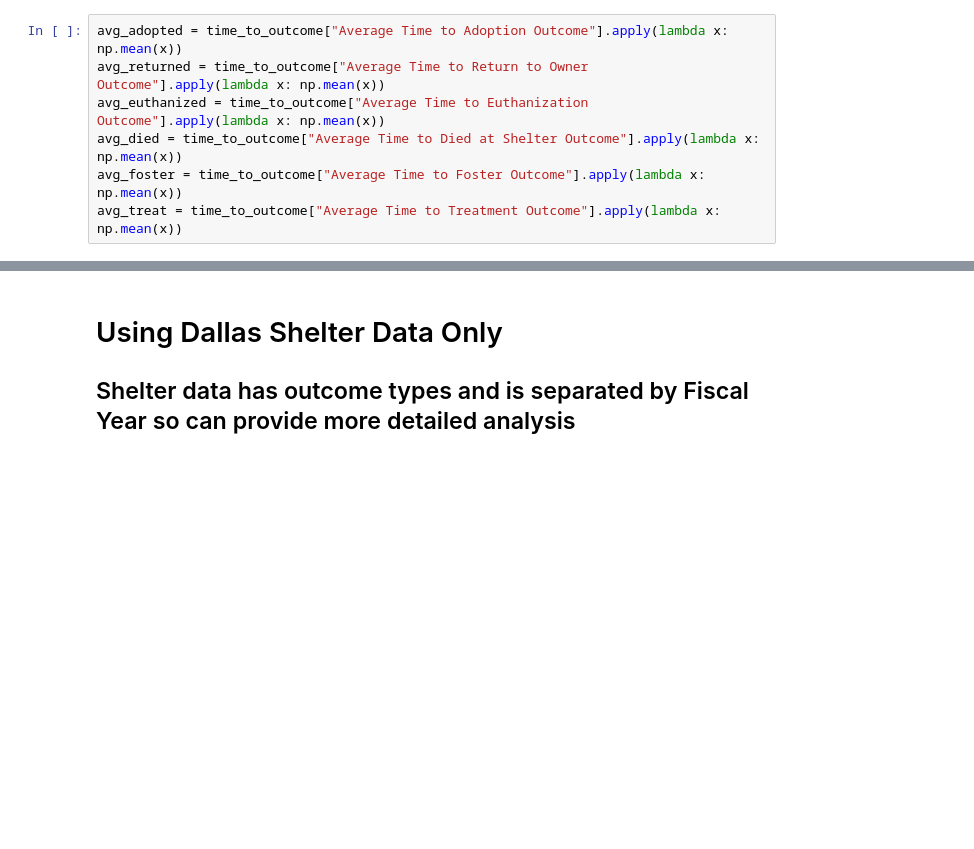
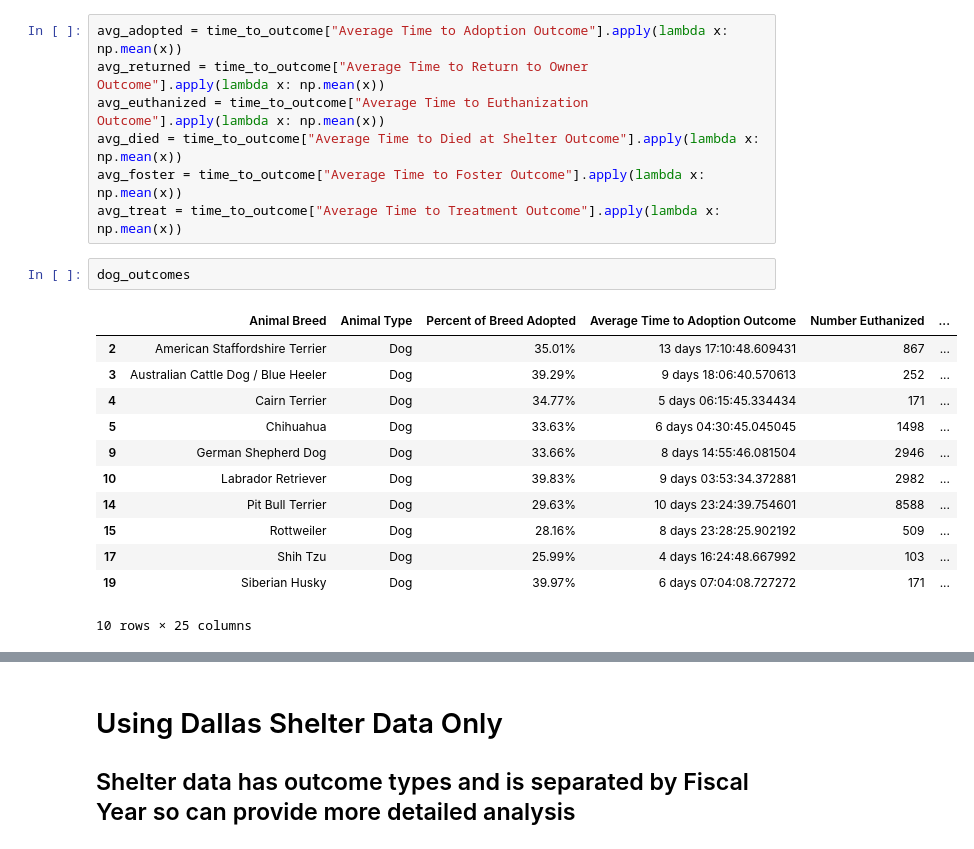
Before and after one commit to jconcha56429/Project1, a Jupyter notebook: TimeAnalysis.ipynb, the cells around one changed output, grey strips where cells are left out. Cells and saved outputs as stored; diff of their text form; blank space fills up the shorter version.

```diff
--- a/TimeAnalysis.ipynb
+++ b/TimeAnalysis.ipynb
@@ -578,3 +587,18 @@ avg_euthanized = time_to_outcome["Average Time to Euthanization Outcome"].apply(
 avg_died = time_to_outcome["Average Time to Died at Shelter Outcome"].apply(lambda x: np.mean(x))
 avg_foster = time_to_outcome["Average Time to Foster Outcome"].apply(lambda x: np.mean(x))
 avg_treat = time_to_outcome["Average Time to Treatment Outcome"].apply(lambda x: np.mean(x))
+# %%
+dog_outcomes
+# %% [output]
+|  | Animal Breed | Animal Type | Percent of Breed Adopted | Average Time to Adoption Outcome | Number Euthanized | ... |
+| 2 | American Staffordshire Terrier | Dog | 35.01% | 13 days 17:10:48.609431 | 867 | ... |
+| 3 | Australian Cattle Dog / Blue Heeler | Dog | 39.29% | 9 days 18:06:40.570613 | 252 | ... |
+| 4 | Cairn Terrier | Dog | 34.77% | 5 days 06:15:45.334434 | 171 | ... |
+| 5 | Chihuahua | Dog | 33.63% | 6 days 04:30:45.045045 | 1498 | ... |
+| 9 | German Shepherd Dog | Dog | 33.66% | 8 days 14:55:46.081504 | 2946 | ... |
+| 10 | Labrador Retriever | Dog | 39.83% | 9 days 03:53:34.372881 | 2982 | ... |
+| 14 | Pit Bull Terrier | Dog | 29.63% | 10 days 23:24:39.754601 | 8588 | ... |
+| 15 | Rottweiler | Dog | 28.16% | 8 days 23:28:25.902192 | 509 | ... |
+| 17 | Shih Tzu | Dog | 25.99% | 4 days 16:24:48.667992 | 103 | ... |
+| 19 | Siberian Husky | Dog | 39.97% | 6 days 07:04:08.727272 | 171 | ... |
+10 rows × 25 columns
```
Also changed, not shown: parts of 8 cells of this notebook.
